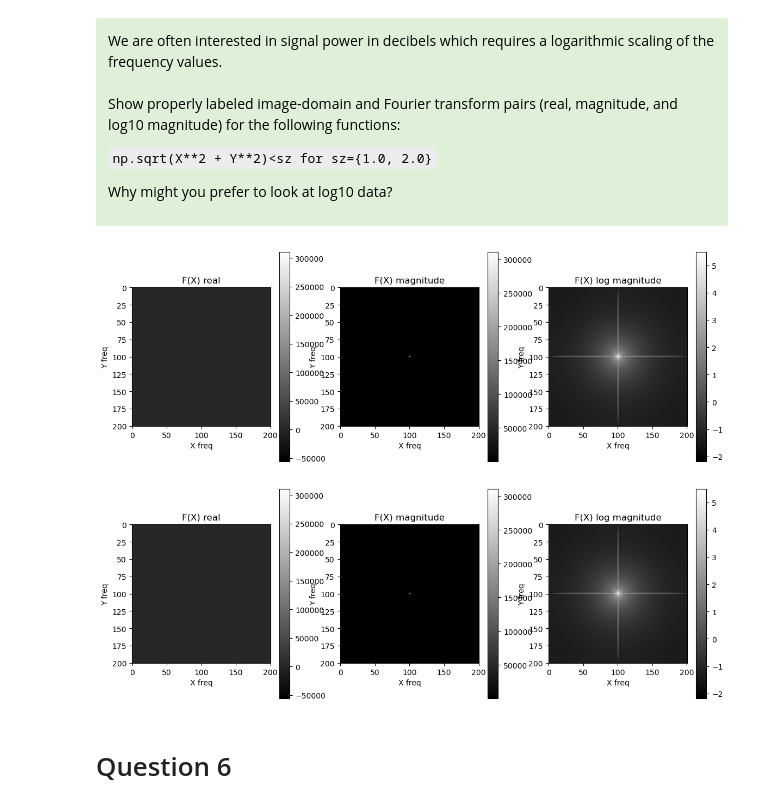
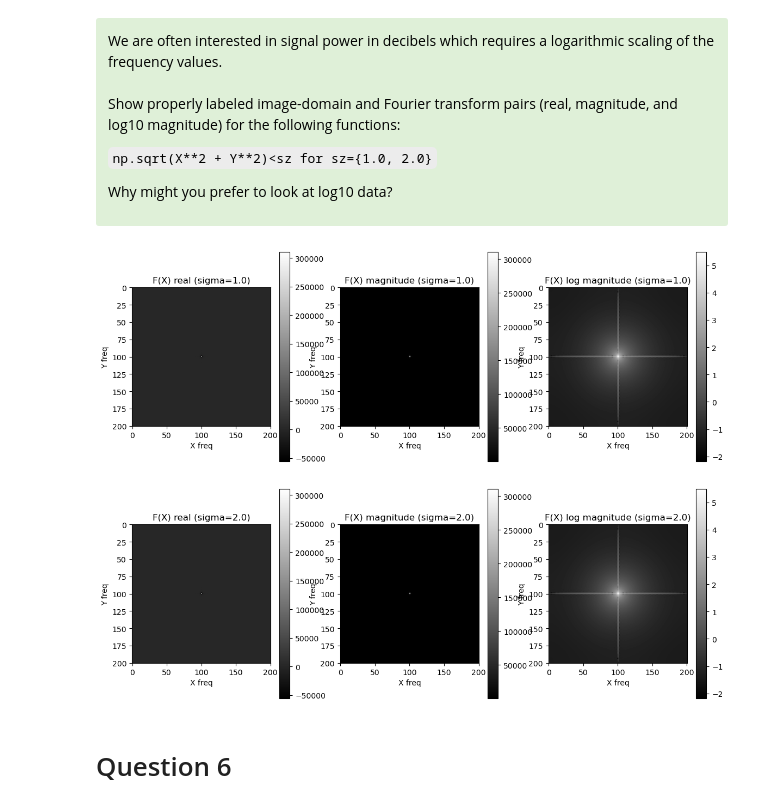
Before and after one commit to lilchromozome/Build_Imager_2025, a Jupyter notebook: Lab2/Lab2 Part1 (Clean).ipynb, the cells around one changed output. Cells and saved outputs as stored; diff of their text form; code cells hidden in the pictures.

```diff
--- a/Lab2/Lab2 Part1 (Clean).ipynb
+++ b/Lab2/Lab2 Part1 (Clean).ipynb
@@ -440,36 +440,36 @@ Why might you prefer to look at log10 data?
 # %%
 for sz in [1.0, 2.0]:
     F = np.sqrt(X**2 + Y**2)
     fshifted = fftshift(fft2(ifftshift(F)))
 
     fig, (ax1, ax2, ax3) = plt.subplots(1, 3, figsize=(14, 5))
 
     x = ax1.imshow(np.real(fshifted), cmap='gray')
     fig.colorbar(x, ax=ax1)
-    ax1.set_title('F(X) real')
+    ax1.set_title(f'F(X) real (sigma={sz})')
     ax1.set_xlabel('X freq')
     ax1.set_ylabel('Y freq')
 
     magnitude = np.imag(fshifted)**2 + np.real(fshifted)**2
     magnitude = np.sqrt(magnitude)
 
     y = ax2.imshow(magnitude, cmap='gray')
     fig.colorbar(y, ax=ax2)
-    ax2.set_title('F(X) magnitude')
+    ax2.set_title(f'F(X) magnitude (sigma={sz})')
     ax2.set_xlabel('X freq')
     ax2.set_ylabel('Y freq')
 
     logmag = np.log10(magnitude + 1e-10)
     z = ax3.imshow(logmag, cmap='gray')
     fig.colorbar(z, ax=ax3)
-    ax3.set_title('F(X) log magnitude')
+    ax3.set_title(f'F(X) log magnitude (sigma={sz})')
     ax3.set_xlabel('X freq')
     ax3.set_ylabel('Y freq')
 
     plt.show()
 # %% [output]
-[figure, old version]
+[figure, new version]
-[figure, old version]
+[figure, new version]
 # %% [markdown]
 # Question 6
 # %% [markdown]
```
Also changed, not shown: parts of 2 cells of this notebook.
